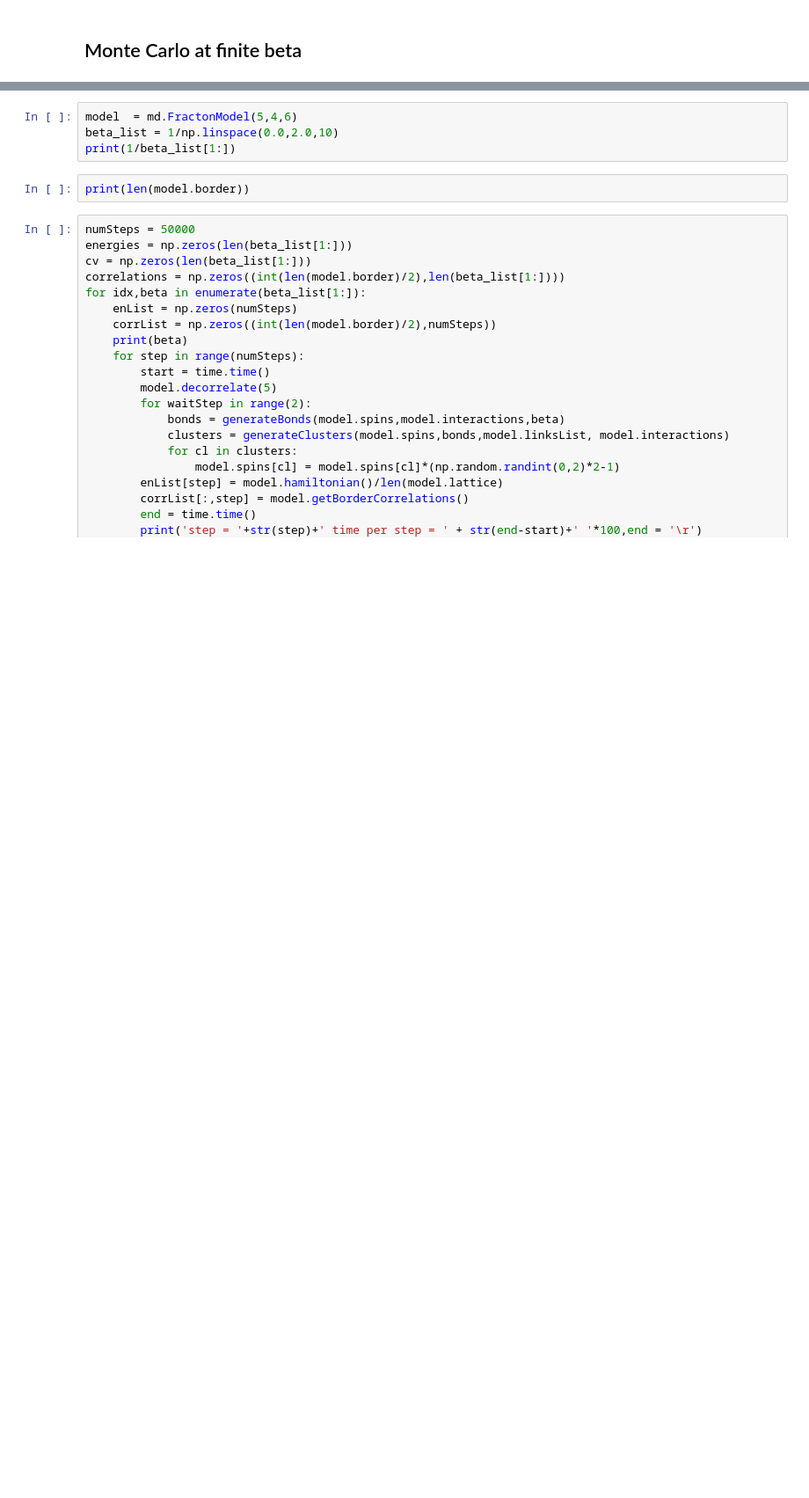
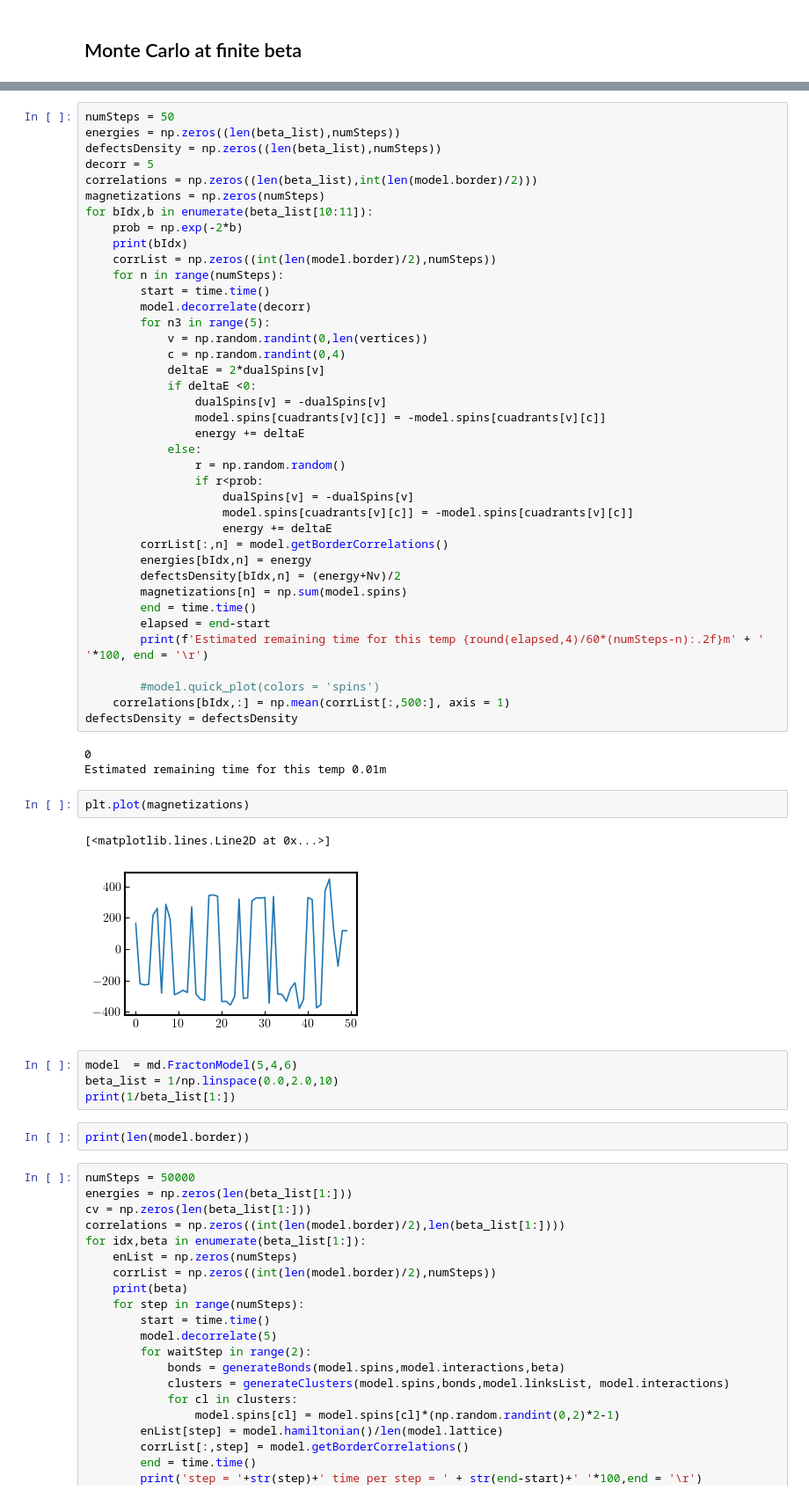
Before and after one commit to Alejo-Costa-Duran/HyperbolicFractonModel, a Jupyter notebook: Simulation.ipynb, the cells around one changed output, grey strips where cells are left out. Shown at 88% size. Cells and saved outputs as stored; diff of their text form; blank space fills up the shorter version.

```diff
--- a/Simulation.ipynb
+++ b/Simulation.ipynb
@@ -286,3 +285,50 @@ plt.plot(beta_list,np.mean(defectsDensity, axis =1)/Nv-np.power(np.exp(2*beta_li
+# %%
+numSteps = 50
+energies = np.zeros((len(beta_list),numSteps))
+defectsDensity = np.zeros((len(beta_list),numSteps))
+decorr = 5
+correlations = np.zeros((len(beta_list),int(len(model.border)/2)))
+magnetizations = np.zeros(numSteps)
+for bIdx,b in enumerate(beta_list[10:11]):
+    prob = np.exp(-2*b)
+    print(bIdx)
+    corrList = np.zeros((int(len(model.border)/2),numSteps))
+    for n in range(numSteps):
+        start = time.time()
+        model.decorrelate(decorr)
+        for n3 in range(5):
+            v = np.random.randint(0,len(vertices))
+            c = np.random.randint(0,4)
+            deltaE = 2*dualSpins[v]
+            if deltaE <0:
+                dualSpins[v] = -dualSpins[v]
+                model.spins[cuadrants[v][c]] = -model.spins[cuadrants[v][c]]
+                energy += deltaE
+            else:
+                r = np.random.random()
+                if r<prob:
+                    dualSpins[v] = -dualSpins[v]
+                    model.spins[cuadrants[v][c]] = -model.spins[cuadrants[v][c]]
+                    energy += deltaE
+        corrList[:,n] = model.getBorderCorrelations()
+        energies[bIdx,n] = energy
+        defectsDensity[bIdx,n] = (energy+Nv)/2
+        magnetizations[n] = np.sum(model.spins)
+        end = time.time()
+        elapsed = end-start
+        print(f'Estimated remaining time for this temp {round(elapsed,4)/60*(numSteps-n):.2f}m' + ' '*100, end = '\r')
+
+        #model.quick_plot(colors = 'spins')
+    correlations[bIdx,:] = np.mean(corrList[:,500:], axis = 1)
+defectsDensity = defectsDensity
+# %% [output]
+0
+Estimated remaining time for this temp 0.01m
+# %%
+plt.plot(magnetizations)
+# %% [output]
+[<matplotlib.lines.Line2D at 0x...>]
+[figure, added]
 # %%
 model  = md.FractonModel(5,4,6)
 beta_list = 1/np.linspace(0.0,2.0,10)
```
Also changed, not shown: parts of 15 cells of this notebook, 1 other file.
